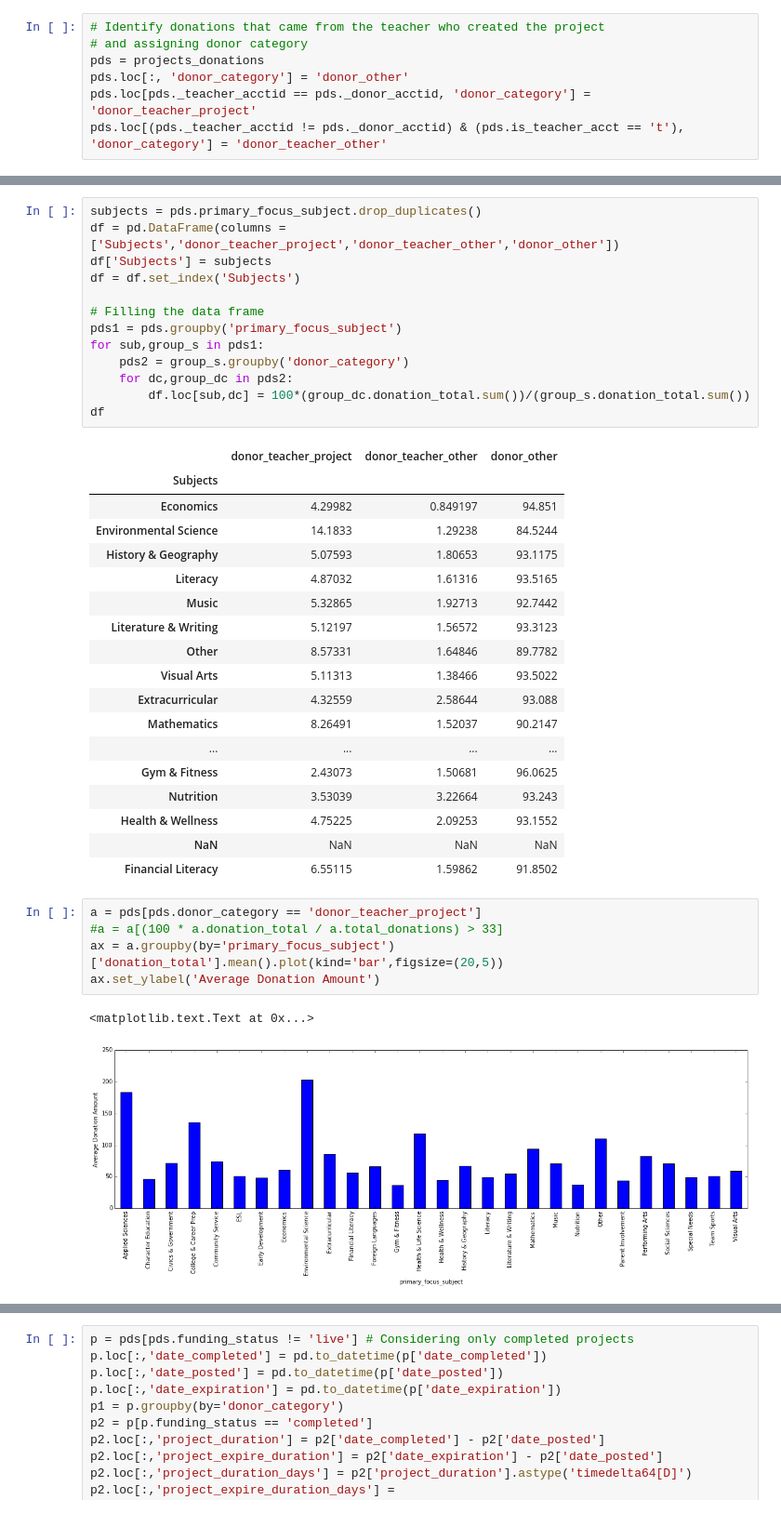
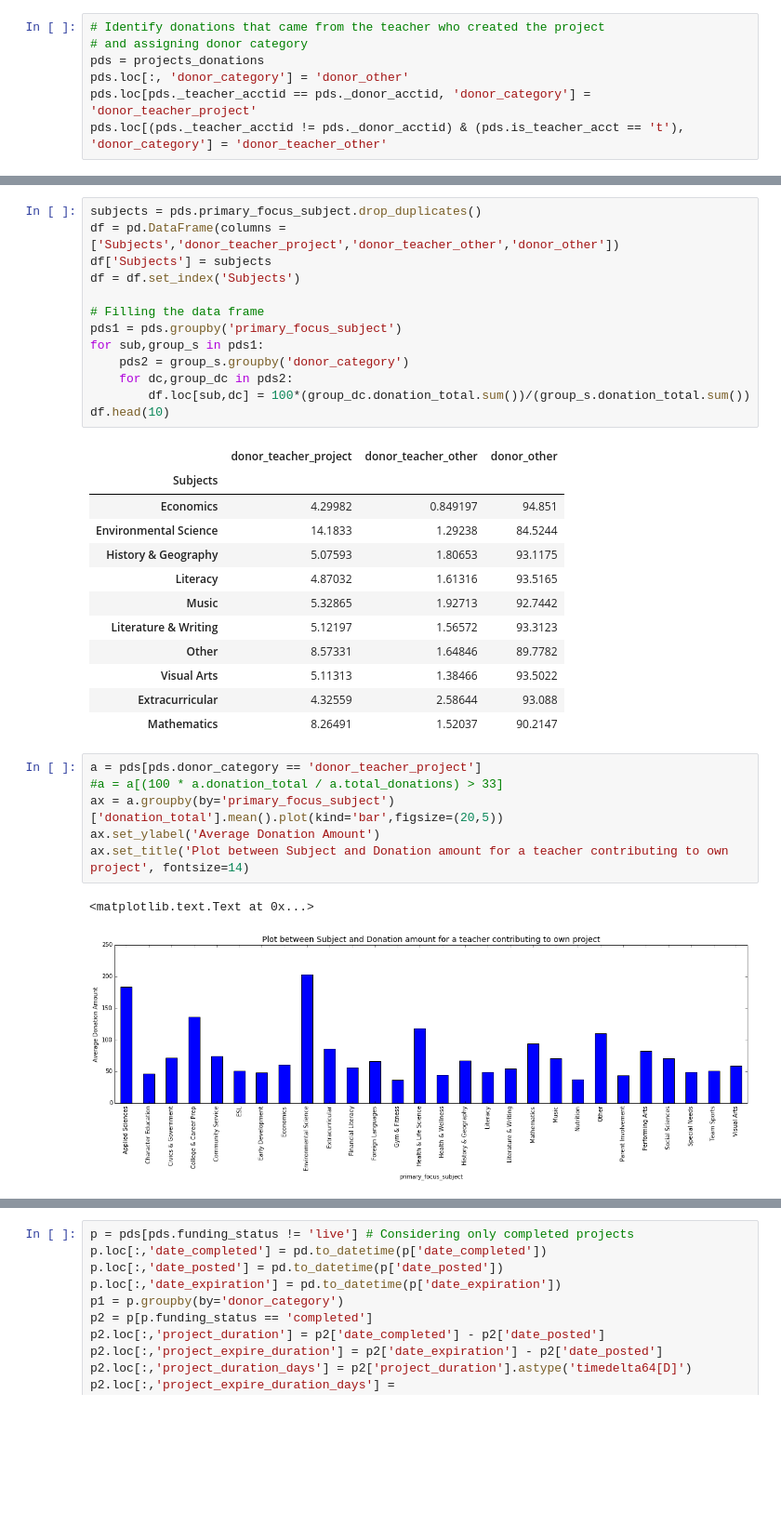
Before and after one commit to Naveed1842/data-science-intensive-2, a Jupyter notebook: Donor-Choose-Project/Projects_Donations_DataExploration.ipynb, the cells around one changed output, grey strips where cells are left out. Shown at 93% size. Drawn from its saved outputs; the diff is of its cells as text; blank space fills up the shorter version.

```diff
--- a/Donor-Choose-Project/Projects_Donations_DataExploration.ipynb
+++ b/Donor-Choose-Project/Projects_Donations_DataExploration.ipynb
@@ -108,7 +120,7 @@ for sub,group_s in pds1:
     pds2 = group_s.groupby('donor_category')
     for dc,group_dc in pds2:
         df.loc[sub,dc] = 100*(group_dc.donation_total.sum())/(group_s.donation_total.sum())
-df
+df.head(10)
 # %% [output]
 |  | donor_teacher_project | donor_teacher_other | donor_other |
 | Subjects |  |  |  |
@@ -122,20 +134,15 @@ df
 | Visual Arts | 5.11313 | 1.38466 | 93.5022 |
 | Extracurricular | 4.32559 | 2.58644 | 93.088 |
 | Mathematics | 8.26491 | 1.52037 | 90.2147 |
-| ... | ... | ... | ... |
-| Gym & Fitness | 2.43073 | 1.50681 | 96.0625 |
-| Nutrition | 3.53039 | 3.22664 | 93.243 |
-| Health & Wellness | 4.75225 | 2.09253 | 93.1552 |
-| NaN | NaN | NaN | NaN |
-| Financial Literacy | 6.55115 | 1.59862 | 91.8502 |
 # %%
 a = pds[pds.donor_category == 'donor_teacher_project']
 #a = a[(100 * a.donation_total / a.total_donations) > 33]
 ax = a.groupby(by='primary_focus_subject')['donation_total'].mean().plot(kind='bar',figsize=(20,5))
 ax.set_ylabel('Average Donation Amount')
+ax.set_title('Plot between Subject and Donation amount for a teacher contributing to own project', fontsize=14)
 # %% [output]
 <matplotlib.text.Text at 0x...>
-[figure, old version]
+[figure, new version]
 # %%
 b = pds[pds.donor_category == 'donor_teacher_other']
 #a = a[(100 * a.donation_total / a.total_donations) > 33]
```
Also changed, not shown: parts of 7 cells of this notebook.
